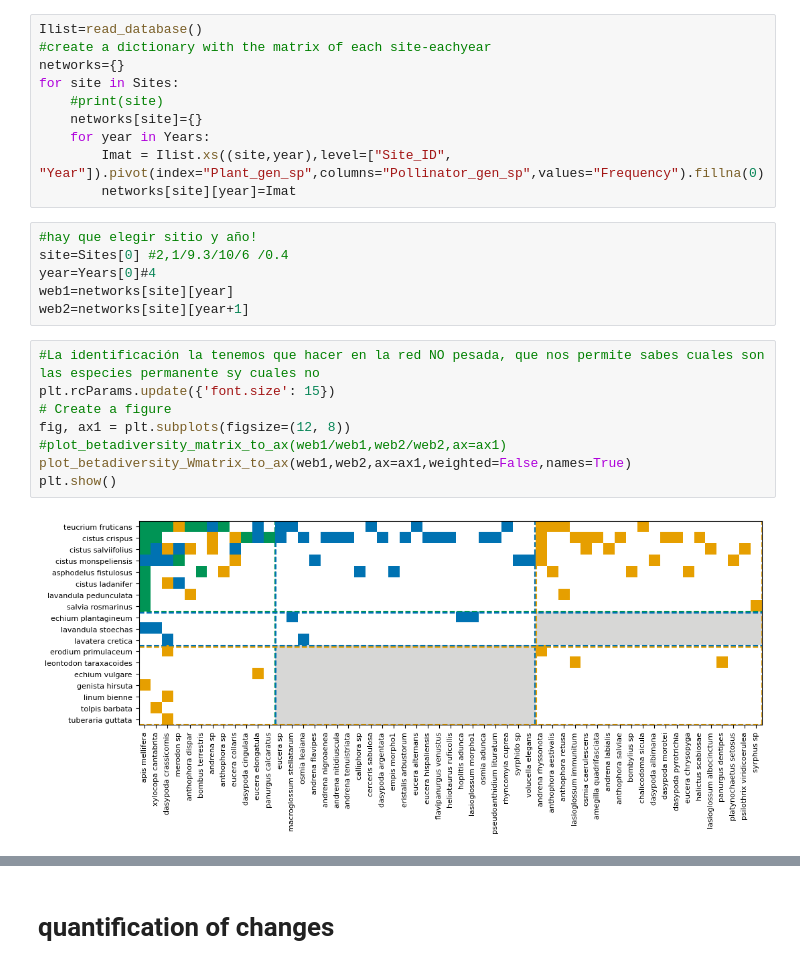
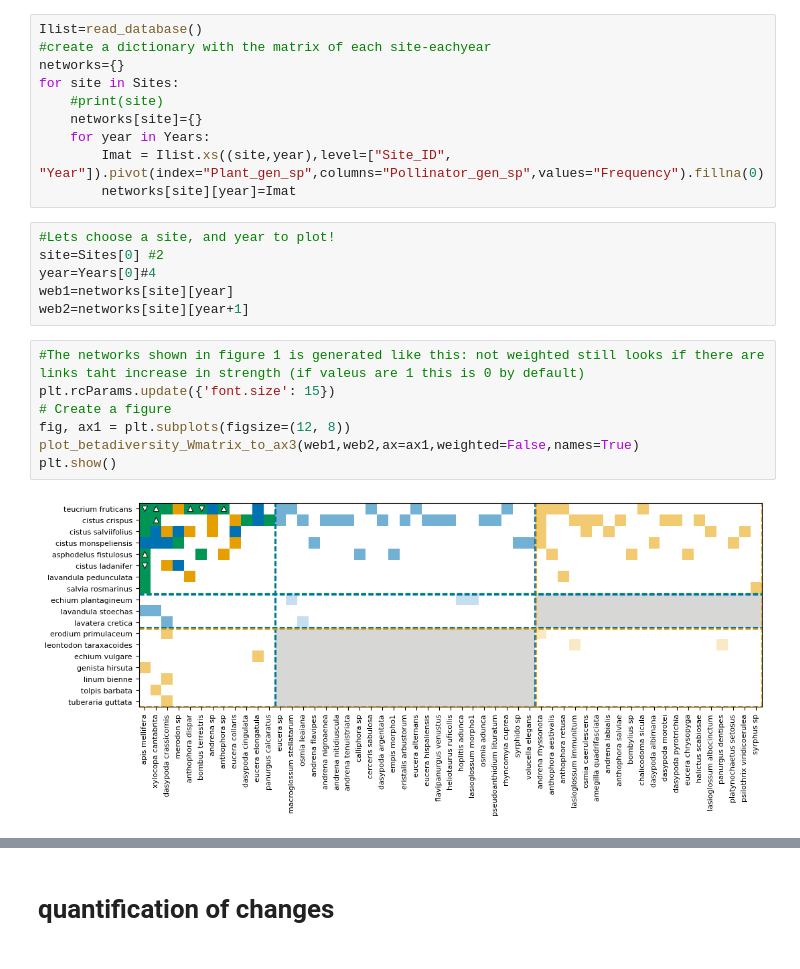
Before and after one commit to domgarvir/Rwiring_manuscript_code, a Jupyter notebook: Rwiring_clean.ipynb, the cells around one changed output, grey strips where cells are left out. Saved outputs shown, nothing was run; the diff lists cells and outputs as text.

```diff
--- a/Rwiring_clean.ipynb
+++ b/Rwiring_clean.ipynb
@@ -12,19 +12,18 @@ for site in Sites:
         Imat = Ilist.xs((site,year),level=["Site_ID", "Year"]).pivot(index="Plant_gen_sp",columns="Pollinator_gen_sp",values="Frequency").fillna(0)
         networks[site][year]=Imat
 # %%
-#hay que elegir sitio y año!
-site=Sites[0] #2,1/9.3/10/6 /0.4
+#Lets choose a site, and year to plot!
+site=Sites[0] #2
 year=Years[0]#4
 web1=networks[site][year]
 web2=networks[site][year+1]
 # %%
-#La identificación la tenemos que hacer en la red NO pesada, que nos permite sabes cuales son las especies permanente sy cuales no
+#The networks shown in figure 1 is generated like this: not weighted still looks if there are links taht increase in strength (if valeus are 1 this is 0 by default)
 plt.rcParams.update({'font.size': 15})
 # Create a figure
 fig, ax1 = plt.subplots(figsize=(12, 8))
-#plot_betadiversity_matrix_to_ax(web1/web1,web2/web2,ax=ax1)
-plot_betadiversity_Wmatrix_to_ax(web1,web2,ax=ax1,weighted=False,names=True)
+plot_betadiversity_Wmatrix_to_ax3(web1,web2,ax=ax1,weighted=False,names=True)
 plt.show()
 # %% [output]
-[figure, old version]
+[figure, new version]
 # %%
```
Also changed, not shown: parts of 15 cells of this notebook, 50 other files.
